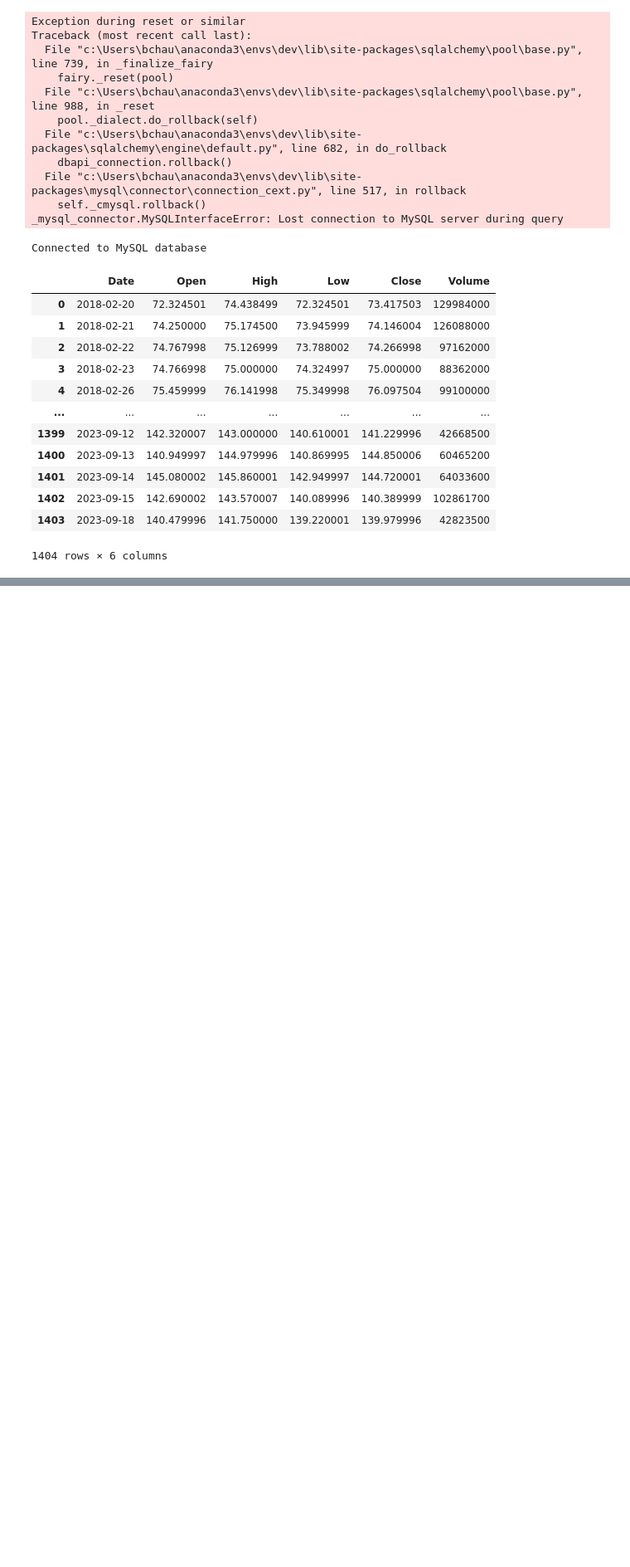
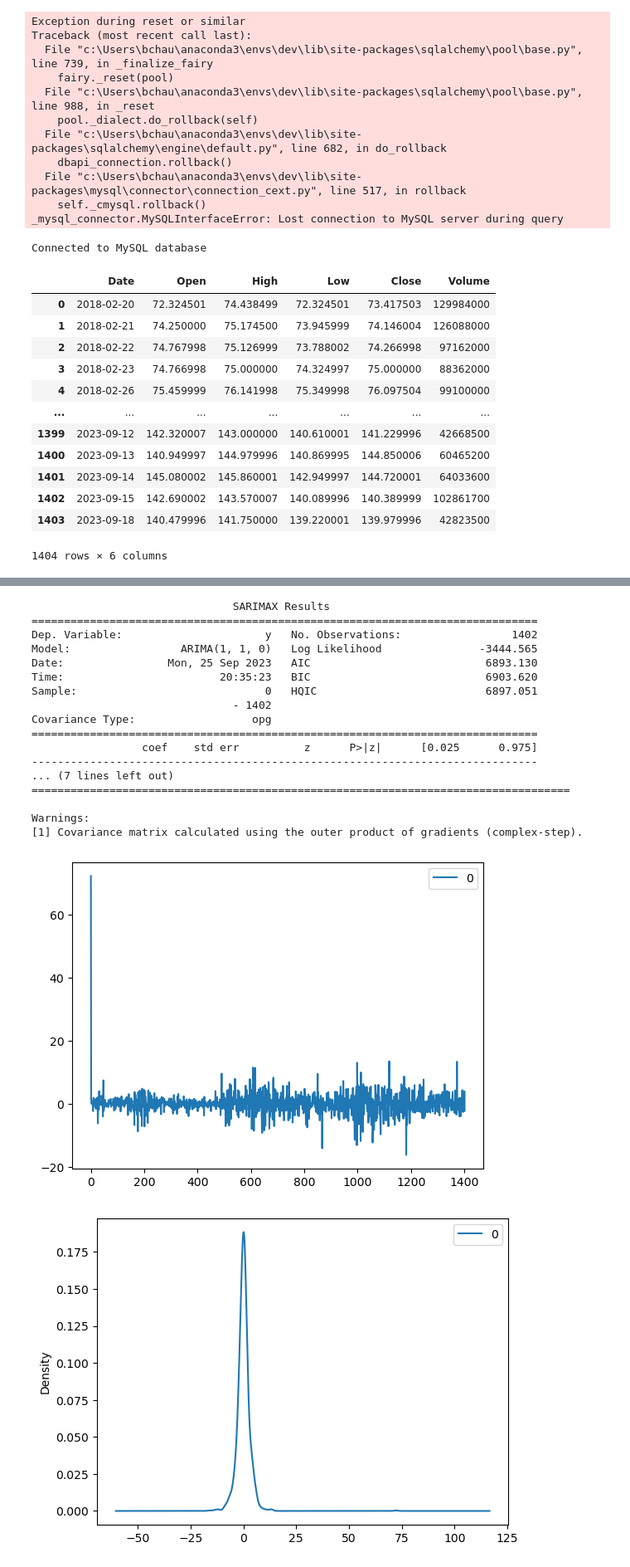
Before and after one commit to dadario10/Data_Modeling_Project, a Jupyter notebook: amznArima.ipynb, the cells around one changed output, grey strips where cells are left out. Shown at 83% size. Drawn from its saved outputs; the diff is of its cells as text; code cells hidden in the pictures; blank space fills up the shorter version.

```diff
--- a/amznArima.ipynb
+++ b/amznArima.ipynb
@@ -131,0 +156,35 @@ ValueError: x and y must have same first dimension, but have shapes (140,) and (
+# %%
+from matplotlib import pyplot
+from pandas import DataFrame
+
+# summary of fit model
+print(model_fit.summary())
+# line plot of residuals
+residuals = DataFrame(model_fit.resid)
+residuals.plot()
+pyplot.show()
+# density plot of residuals
+residuals.plot(kind='kde')
+pyplot.show()
+# summary stats of residuals
+print(residuals.describe())
+# %% [output]
+                               SARIMAX Results
+==============================================================================
+Dep. Variable:                      y   No. Observations:                 1402
+Model:                 ARIMA(1, 1, 0)   Log Likelihood               -3444.565
+Date:                Mon, 25 Sep 2023   AIC                           6893.130
+Time:                        20:35:23   BIC                           6903.620
+Sample:                             0   HQIC                          6897.051
+                               - 1402
+Covariance Type:                  opg
+==============================================================================
+                 coef    std err          z      P>|z|      [0.025      0.975]
+------------------------------------------------------------------------------
+... (7 lines left out)
+===================================================================================
+
+Warnings:
+[1] Covariance matrix calculated using the outer product of gradients (complex-step).
+[figure, added]
+[figure, added]
```
Also changed, not shown: parts of 8 cells of this notebook, 2 other files.
